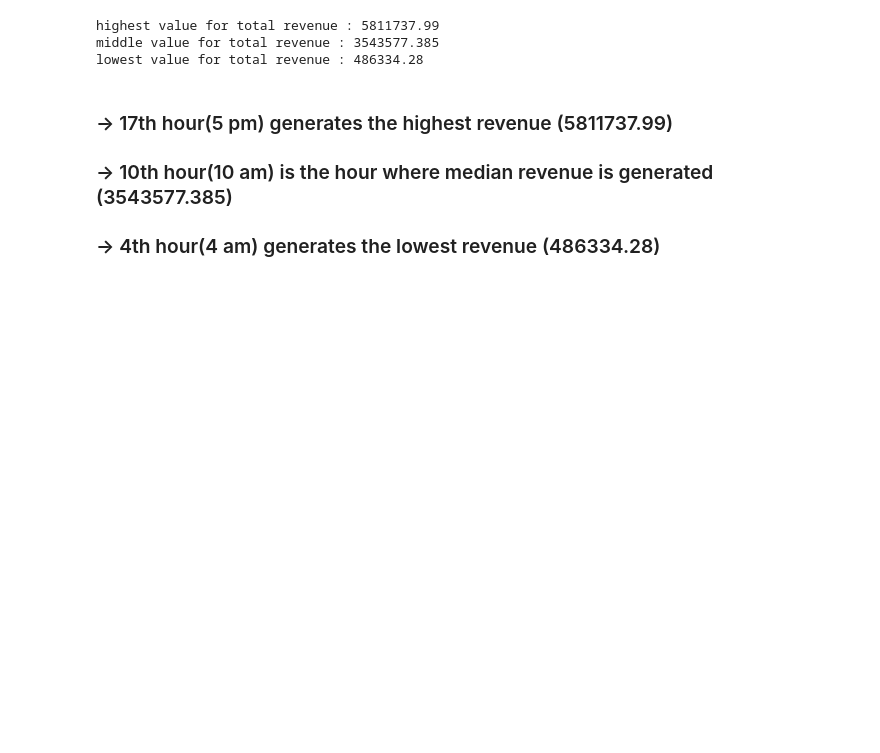
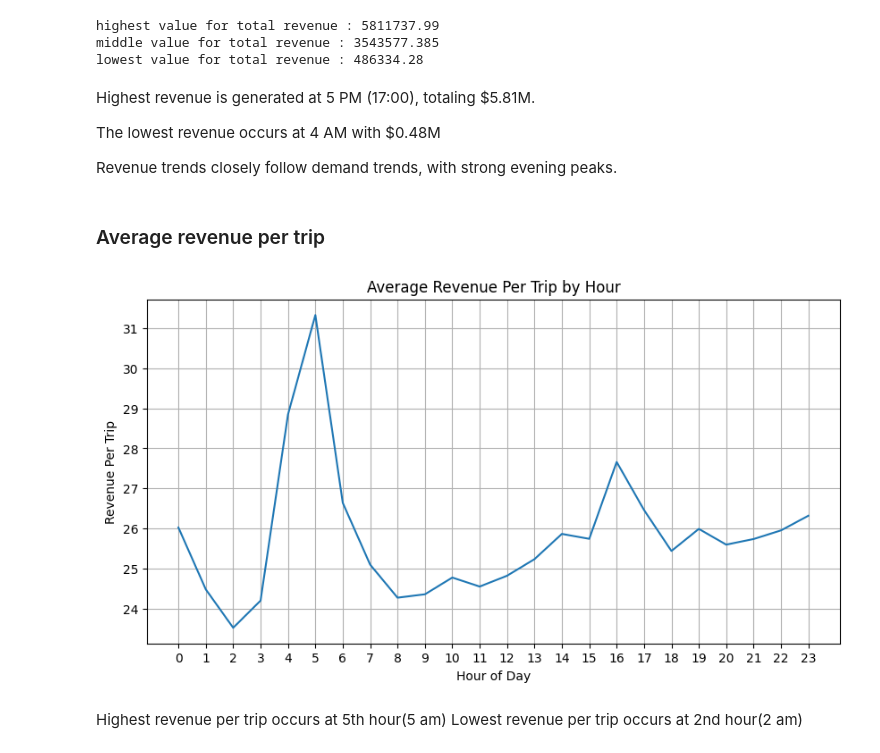
Before and after one commit to prerit0/ride-sharing-demand-intelligence, a Jupyter notebook: Notebooks/02_eda_analysis.ipynb, the cells around one changed output. Saved outputs shown, nothing was run; the diff lists cells and outputs as text; code cells hidden in the pictures; blank space fills up the shorter version.

```diff
--- a/Notebooks/02_eda_analysis.ipynb
+++ b/Notebooks/02_eda_analysis.ipynb
@@ -106,6 +108,26 @@ highest value for total revenue : 5811737.99
 middle value for total revenue : 3543577.385
 lowest value for total revenue : 486334.28
 # %% [markdown]
-### -> 17th hour(5 pm) generates the highest revenue (5811737.99)
-### -> 10th hour(10 am) is the hour where median revenue is generated (3543577.385)
-### -> 4th hour(4 am) generates the lowest revenue (486334.28)
+Highest revenue is generated at 5 PM (17:00), totaling $5.81M.
+
+The lowest revenue occurs at 4 AM with $0.48M
+
+Revenue trends closely follow demand trends, with strong evening peaks.
+# %% [markdown]
+### Average revenue per trip
+# %%
+hourly_df["revenue_per_trip"] = hourly_df["total_revenue"] / hourly_df["total_trips"]
+# %%
+plt.figure(figsize=(10,5))
+sns.lineplot(data=hourly_df, x="pickup_hour", y="revenue_per_trip")
+plt.title("Average Revenue Per Trip by Hour")
+plt.xlabel("Hour of Day")
+plt.ylabel("Revenue Per Trip")
+plt.xticks(range(0,24))
+plt.grid(True)
+plt.show()
+# %% [output]
+[figure, added]
+# %% [markdown]
+Highest revenue per trip occurs at 5th hour(5 am)
+Lowest revenue per trip occurs at 2nd hour(2 am)
```
Also changed, not shown: parts of 1 cell of this notebook, 1 other file.
